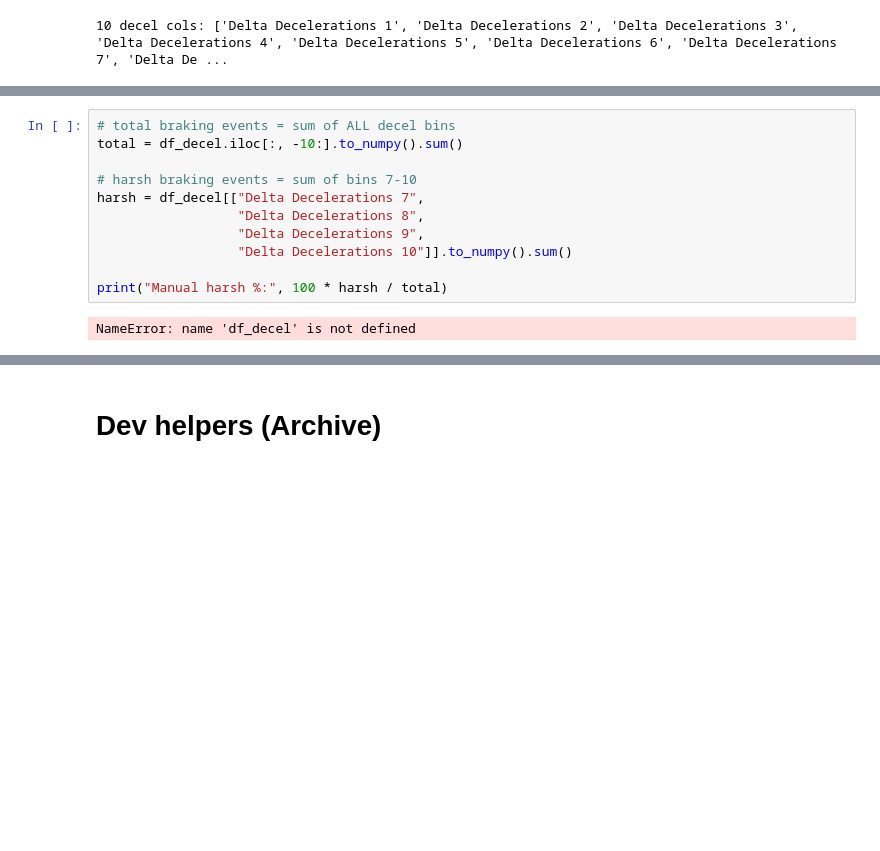
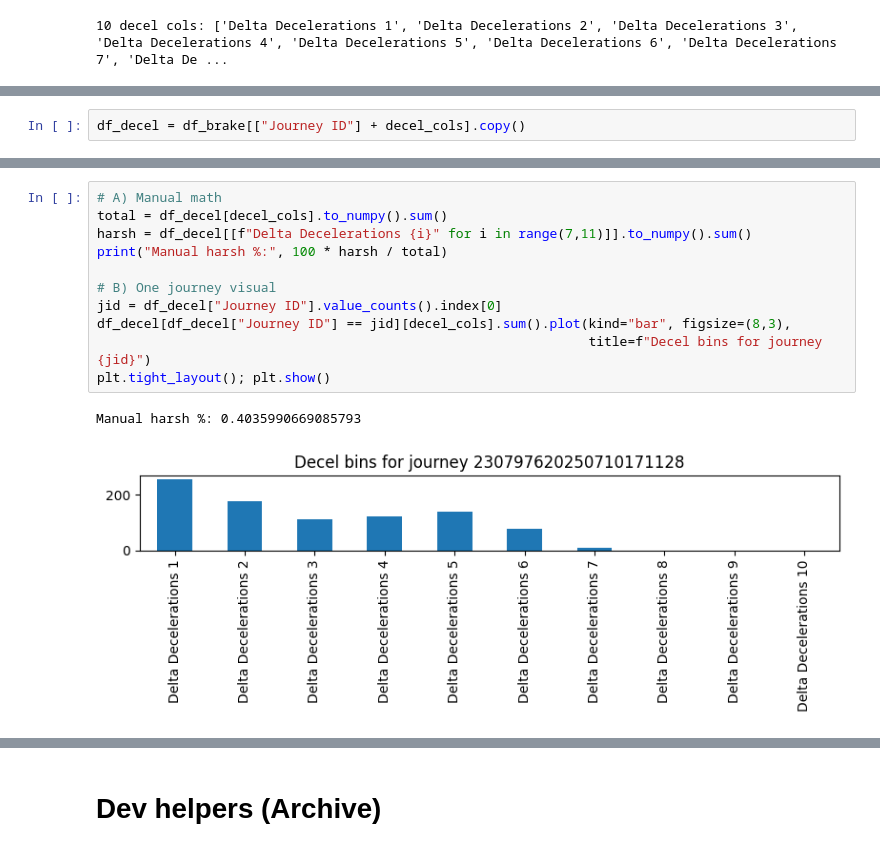
Before and after one commit to abdulabolahom/indepth-driving-data-analysis, a Jupyter notebook: notebooks/01_explore.ipynb, the cells around one changed output, grey strips where cells are left out. Drawn from its saved outputs; the diff is of its cells as text; blank space fills up the shorter version.

Commit message:
explore: finish Journey Event audit, prep for 1Hz sheets

```diff
--- a/notebooks/01_explore.ipynb
+++ b/notebooks/01_explore.ipynb
@@ -480,3 +482,5 @@ print("shape:", df_brake.shape)
+# %%
+df_decel = df_brake[["Journey ID"] + decel_cols].copy()
 # %%
 import pandas as pd, matplotlib.pyplot as plt
 
@@ -500,15 +502,16 @@ plt.show()
 Harsh braking share (bins ≥7): 0.40%
 [figure]
 # %%
-# total braking events = sum of ALL decel bins
-total = df_decel.iloc[:, -10:].to_numpy().sum()
+# A) Manual math
+total = df_decel[decel_cols].to_numpy().sum()
+harsh = df_decel[[f"Delta Decelerations {i}" for i in range(7,11)]].to_numpy().sum()
+print("Manual harsh %:", 100 * harsh / total)
 
-# harsh braking events = sum of bins 7-10
-harsh = df_decel[["Delta Decelerations 7",
-                  "Delta Decelerations 8",
-                  "Delta Decelerations 9",
-                  "Delta Decelerations 10"]].to_numpy().sum()
-
-print("Manual harsh %:", 100 * harsh / total)
+# B) One journey visual
+jid = df_decel["Journey ID"].value_counts().index[0]
+df_decel[df_decel["Journey ID"] == jid][decel_cols].sum().plot(kind="bar", figsize=(8,3),
+                                                               title=f"Decel bins for journey {jid}")
+plt.tight_layout(); plt.show()
 # %% [output]
-NameError: name 'df_decel' is not defined
+Manual harsh %: 0.4035990669085793
+[figure, added]
```
Also changed, not shown: parts of 9 cells of this notebook.
